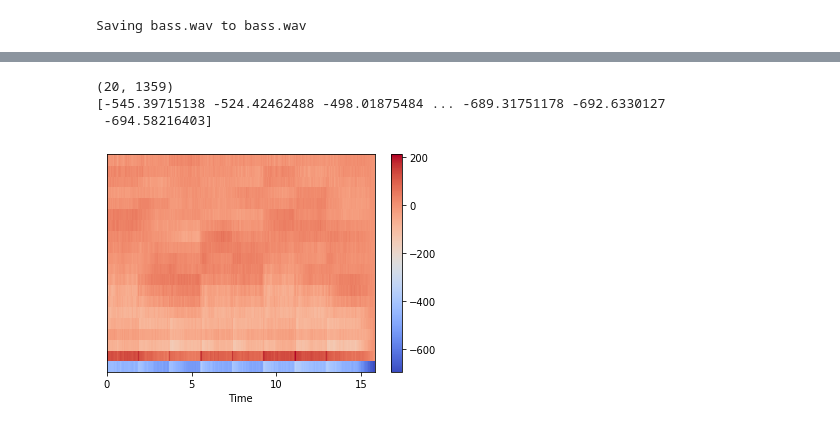
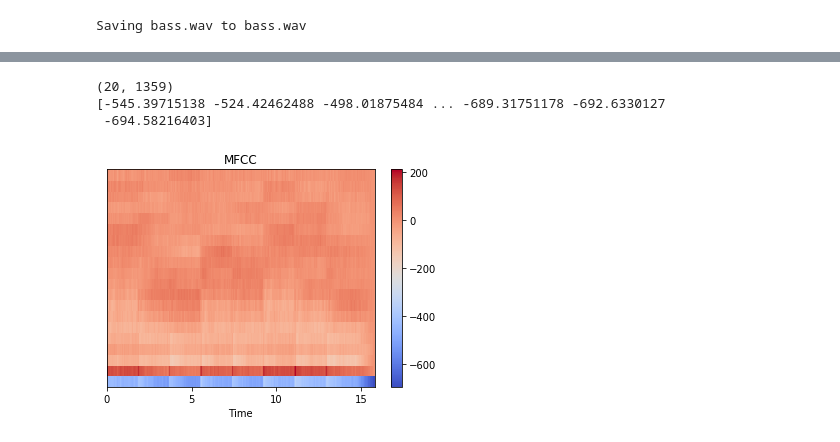
Before and after one commit to daichi-a/PythonDataAnalyzeClassMaterial, a Jupyter notebook: LibRosaSoundFeatures.ipynb, the cells around one changed output, grey strips where cells are left out. Cells and saved outputs as stored; diff of their text form; code cells hidden in the pictures.

```diff
--- a/LibRosaSoundFeatures.ipynb
+++ b/LibRosaSoundFeatures.ipynb
@@ -30,23 +53,17 @@ Saving bass.wav to bass.wav
 # %%
-# https://qiita.com/tmtakashi_dist/items/eecb705ea48260db0b62 を参考に
-import numpy as np
-import matplotlib.pyplot as plt
-import soundfile as sf
-import librosa
-import librosa.display
-
-x, fs = sf.read('chord.wav')
+# MFCC
 mfccs = librosa.feature.mfcc(x.transpose()[0], sr=fs)
 print(mfccs.shape)
 # (n_mfcc, sr*duration/hop_length)
 # DCT したあとで取得する係数の次元(デフォルト20) , サンプリングレートxオーディオファイルの長さ（=全フレーム数）/ STFTスライドサイズ(デフォルト512)
 print(mfccs[0])
 
 librosa.display.specshow(mfccs, sr=fs, x_axis='time')
+plt.title('MFCC')
 plt.colorbar()
 plt.show()
 # %% [output]
 (20, 1359)
 [-545.39715138 -524.42462488 -498.01875484 ... -689.31751178 -692.6330127
  -694.58216403]
-[figure, old version]
+[figure, new version]
```
Also changed, not shown: parts of 3 cells of this notebook.
